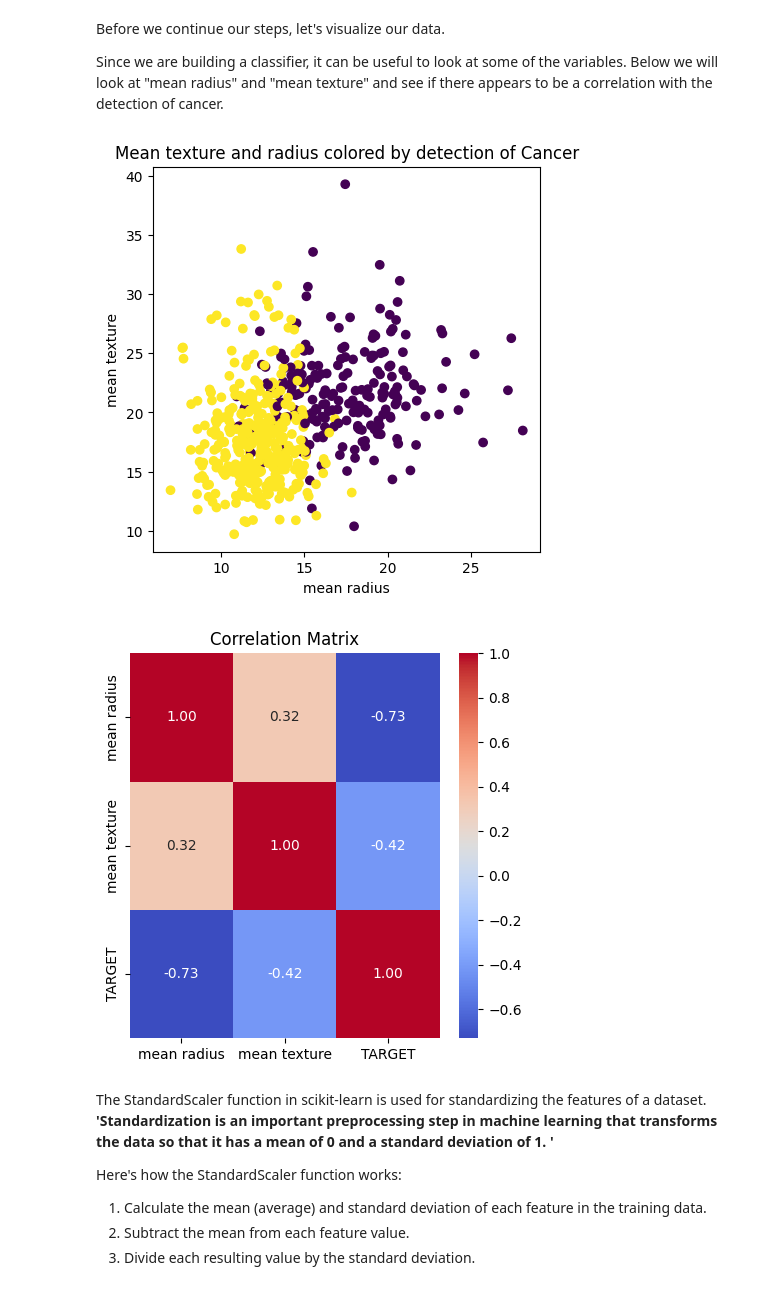
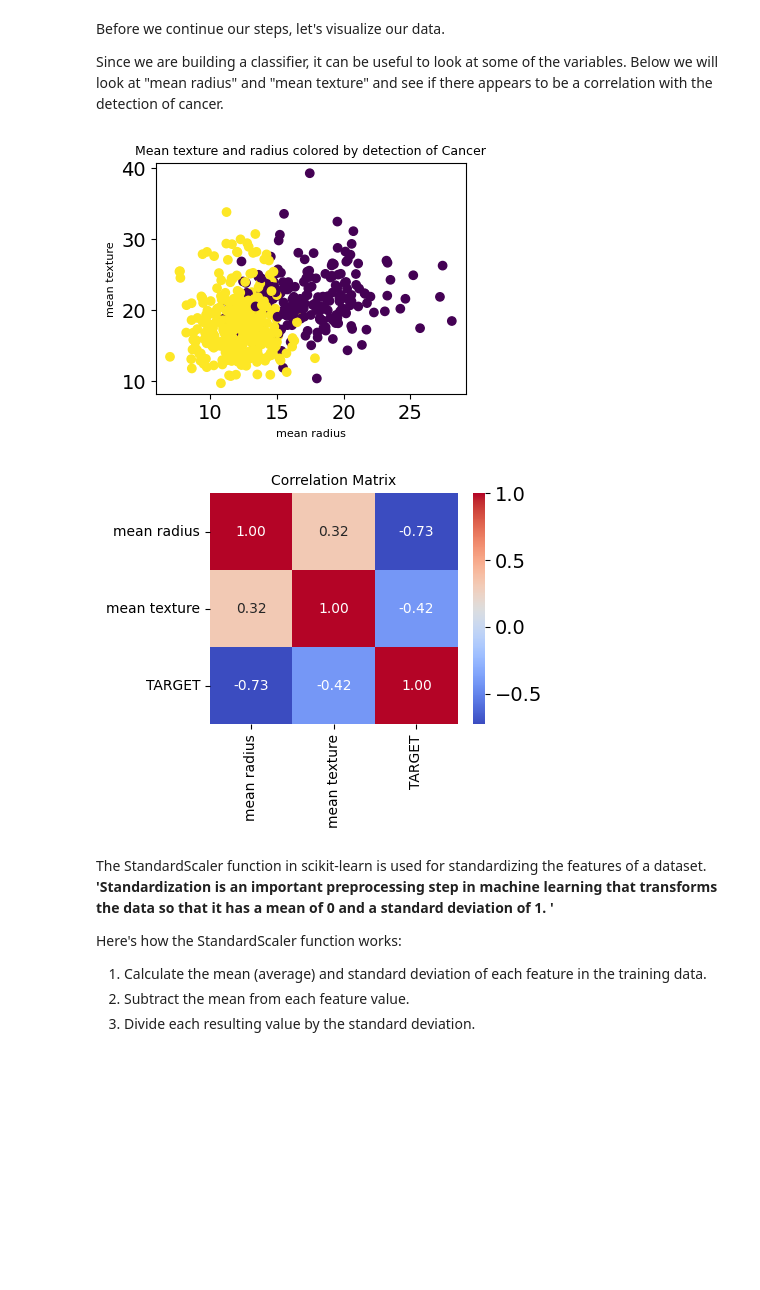
Before and after one commit to asheta66/Data-Science, a Jupyter notebook: Practice_KNN_Diabeties.ipynb, the cells around one changed output. Cells and saved outputs as stored; diff of their text form; code cells hidden in the pictures; blank space fills up the shorter version.

```diff
--- a/Practice_KNN_Diabeties.ipynb
+++ b/Practice_KNN_Diabeties.ipynb
@@ -42,14 +42,14 @@ Before we continue our steps, let's visualize our data.
 
 Since we are building a classifier, it can be useful to look at some of the variables. Below we will look at "mean radius" and "mean texture" and see if there appears to be a correlation with the detection of cancer.
 # %%
-plt.figure(figsize=(5,5))
+plt.figure(figsize=(4,3))
 scatter = plt.scatter(features['mean radius'], features['mean texture'], c=label)
-plt.title("Mean texture and radius colored by detection of Cancer")
-plt.xlabel("mean radius")
-plt.ylabel("mean texture")
+plt.title("Mean texture and radius colored by detection of Cancer", fontsize = 9)
+plt.xlabel("mean radius", fontsize=8)
+plt.ylabel("mean texture", fontsize= 8)
 plt.show()
 # %% [output]
-[figure, old version]
+[figure, new version]
 # %%
 df1 = df[["mean radius","mean texture","TARGET"]]
 
@@ -57,15 +57,22 @@ df1 = df[["mean radius","mean texture","TARGET"]]
 correlation_matrix = df1.corr()
 
 # Set up the matplotlib figure
-plt.figure(figsize=(5,5))
+plt.figure(figsize=(4,3))
 
 # Create a heatmap with numbers formatted as '.2f'
-sns.heatmap(correlation_matrix, annot=True, cmap="coolwarm", fmt=".2f")
+# sns.heatmap(correlation_matrix, annot=True, cmap="coolwarm", fmt=".2f", annot_kws={"size": 10})
 
-plt.title("Correlation Matrix")
+# Create a heatmap with numbers formatted as '.2f'
+heatmap = sns.heatmap(correlation_matrix, annot=True, cmap="coolwarm", fmt=".2f", annot_kws={"size": 10})
+
+# Change x and y axis label font size
+heatmap.set_xticklabels(heatmap.get_xticklabels(), fontsize=10)
+heatmap.set_yticklabels(heatmap.get_yticklabels(), fontsize=10)
+
+plt.title("Correlation Matrix", fontsize = 10)
 plt.show()
 # %% [output]
-[figure, old version]
+[figure, new version]
 # %%
 # Split the data into training and testing sets
 X_train, X_test, y_train, y_test = train_test_split(features, label, test_size=0.2, random_state=42)
```
Also changed, not shown: parts of 4 cells of this notebook.
